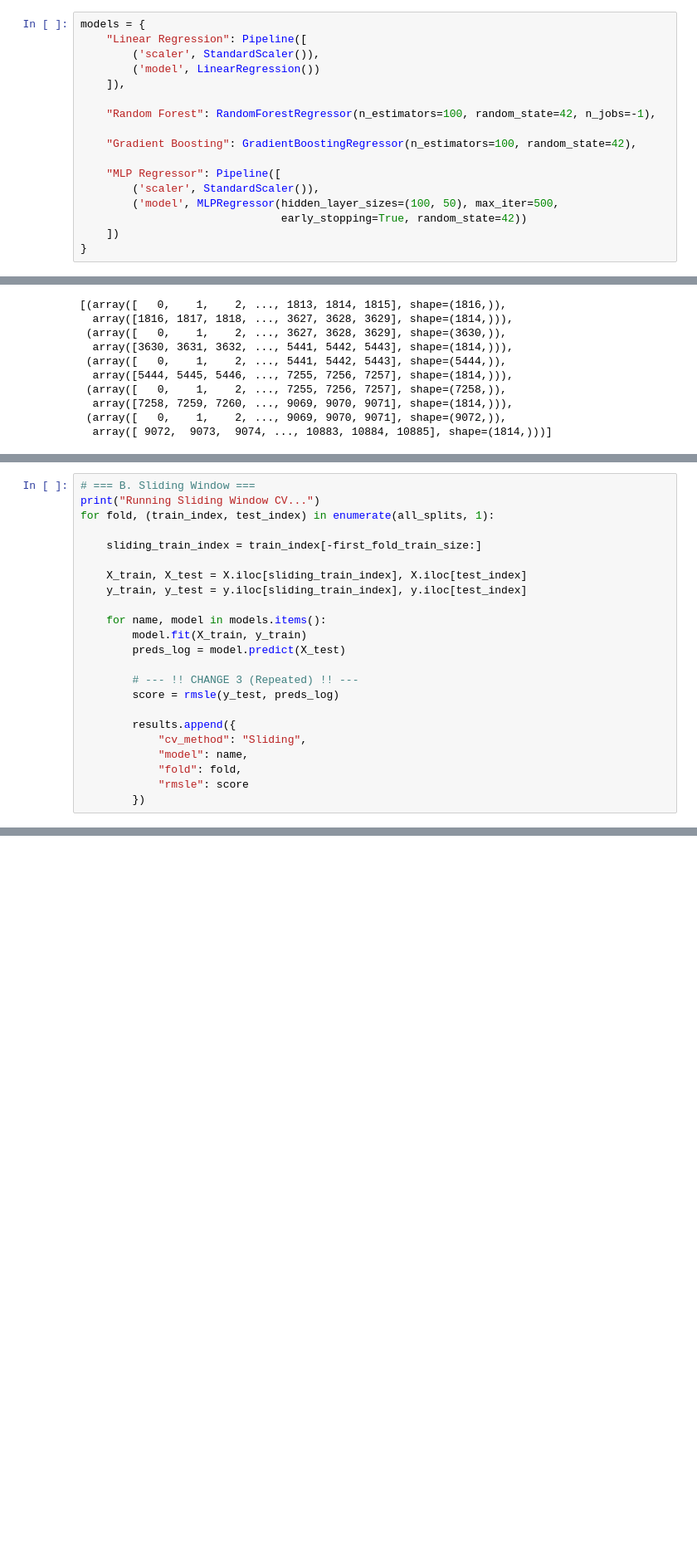
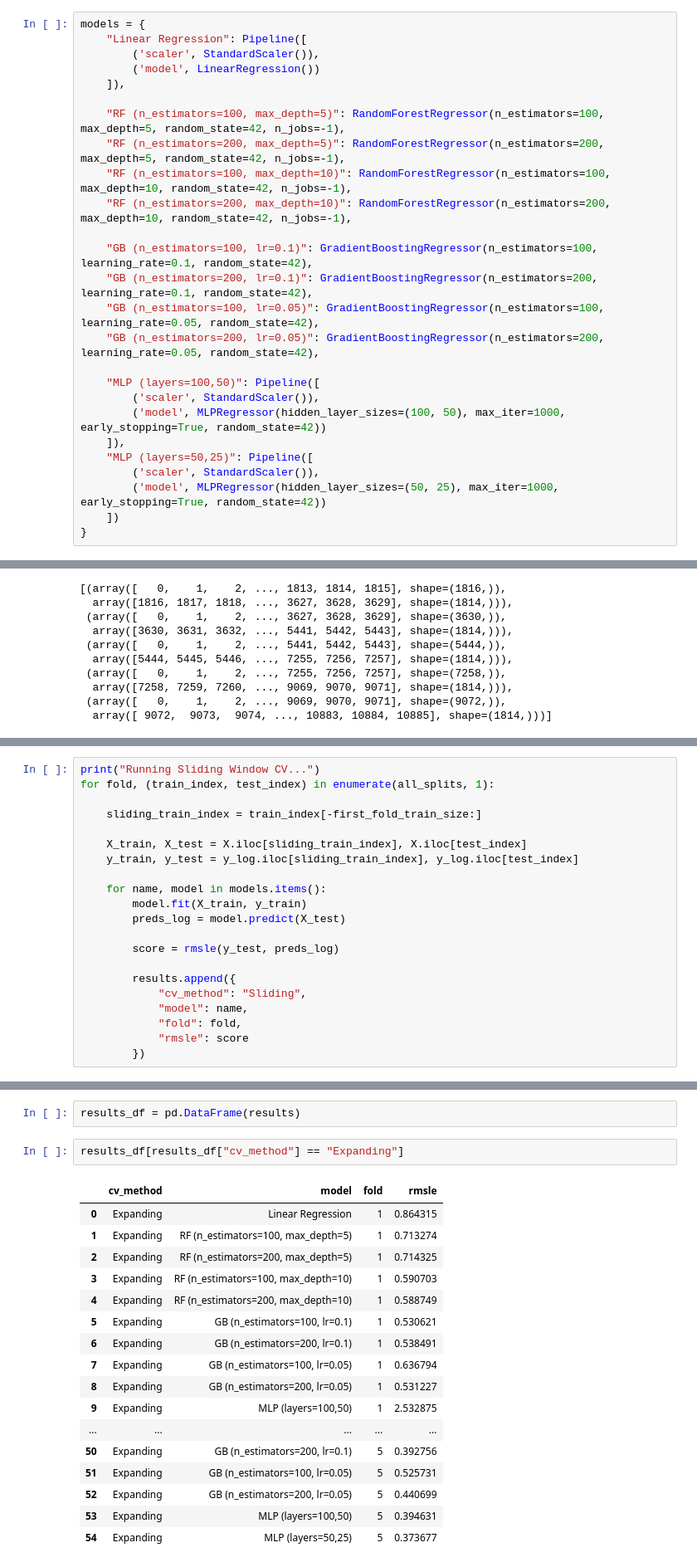
Before and after one commit to nicolas-hbt/machine-learning-zoomcamp-homework, a Jupyter notebook: midterm_project/analysis.ipynb, the cells around one changed output, grey strips where cells are left out. Shown at 83% size. Saved outputs shown, nothing was run; the diff lists cells and outputs as text; blank space fills up the shorter version.

```diff
--- a/midterm_project/analysis.ipynb
+++ b/midterm_project/analysis.ipynb
@@ -292,14 +292,23 @@ models = {
         ('model', LinearRegression())
     ]),
 
-    "Random Forest": RandomForestRegressor(n_estimators=100, random_state=42, n_jobs=-1),
+    "RF (n_estimators=100, max_depth=5)": RandomForestRegressor(n_estimators=100, max_depth=5, random_state=42, n_jobs=-1),
+    "RF (n_estimators=200, max_depth=5)": RandomForestRegressor(n_estimators=200, max_depth=5, random_state=42, n_jobs=-1),
+    "RF (n_estimators=100, max_depth=10)": RandomForestRegressor(n_estimators=100, max_depth=10, random_state=42, n_jobs=-1),
+    "RF (n_estimators=200, max_depth=10)": RandomForestRegressor(n_estimators=200, max_depth=10, random_state=42, n_jobs=-1),
 
-    "Gradient Boosting": GradientBoostingRegressor(n_estimators=100, random_state=42),
+    "GB (n_estimators=100, lr=0.1)": GradientBoostingRegressor(n_estimators=100, learning_rate=0.1, random_state=42),
+    "GB (n_estimators=200, lr=0.1)": GradientBoostingRegressor(n_estimators=200, learning_rate=0.1, random_state=42),
+    "GB (n_estimators=100, lr=0.05)": GradientBoostingRegressor(n_estimators=100, learning_rate=0.05, random_state=42),
+    "GB (n_estimators=200, lr=0.05)": GradientBoostingRegressor(n_estimators=200, learning_rate=0.05, random_state=42),
 
-    "MLP Regressor": Pipeline([
+    "MLP (layers=100,50)": Pipeline([
         ('scaler', StandardScaler()),
-        ('model', MLPRegressor(hidden_layer_sizes=(100, 50), max_iter=500,
-                               early_stopping=True, random_state=42))
+        ('model', MLPRegressor(hidden_layer_sizes=(100, 50), max_iter=1000, early_stopping=True, random_state=42))
+    ]),
+    "MLP (layers=50,25)": Pipeline([
+        ('scaler', StandardScaler()),
+        ('model', MLPRegressor(hidden_layer_sizes=(50, 25), max_iter=1000, early_stopping=True, random_state=42))
     ])
 }
 # %%
@@ -388,18 +376,16 @@ results
 # %%
-# === B. Sliding Window ===
 print("Running Sliding Window CV...")
 for fold, (train_index, test_index) in enumerate(all_splits, 1):
 
     sliding_train_index = train_index[-first_fold_train_size:]
 
     X_train, X_test = X.iloc[sliding_train_index], X.iloc[test_index]
-    y_train, y_test = y.iloc[sliding_train_index], y.iloc[test_index]
+    y_train, y_test = y_log.iloc[sliding_train_index], y_log.iloc[test_index]
 
     for name, model in models.items():
         model.fit(X_train, y_train)
         preds_log = model.predict(X_test)
 
-        # --- !! CHANGE 3 (Repeated) !! ---
         score = rmsle(y_test, preds_log)
 
         results.append({
@@ -410,0 +399,22 @@ for fold, (train_index, test_index) in enumerate(all_splits, 1):
+# %%
+results_df = pd.DataFrame(results)
+# %%
+results_df[results_df["cv_method"] == "Expanding"]
+# %% [output]
+|  | cv_method | model | fold | rmsle |
+| 0 | Expanding | Linear Regression | 1 | 0.864315 |
+| 1 | Expanding | RF (n_estimators=100, max_depth=5) | 1 | 0.713274 |
+| 2 | Expanding | RF (n_estimators=200, max_depth=5) | 1 | 0.714325 |
+| 3 | Expanding | RF (n_estimators=100, max_depth=10) | 1 | 0.590703 |
+| 4 | Expanding | RF (n_estimators=200, max_depth=10) | 1 | 0.588749 |
+| 5 | Expanding | GB (n_estimators=100, lr=0.1) | 1 | 0.530621 |
+| 6 | Expanding | GB (n_estimators=200, lr=0.1) | 1 | 0.538491 |
+| 7 | Expanding | GB (n_estimators=100, lr=0.05) | 1 | 0.636794 |
+| 8 | Expanding | GB (n_estimators=200, lr=0.05) | 1 | 0.531227 |
+| 9 | Expanding | MLP (layers=100,50) | 1 | 2.532875 |
+| ... | ... | ... | ... | ... |
+| 50 | Expanding | GB (n_estimators=200, lr=0.1) | 5 | 0.392756 |
+| 51 | Expanding | GB (n_estimators=100, lr=0.05) | 5 | 0.525731 |
+| 52 | Expanding | GB (n_estimators=200, lr=0.05) | 5 | 0.440699 |
+| 53 | Expanding | MLP (layers=100,50) | 5 | 0.394631 |
+| 54 | Expanding | MLP (layers=50,25) | 5 | 0.373677 |
```
Also changed, not shown: parts of 5 cells of this notebook, 4 other files.
